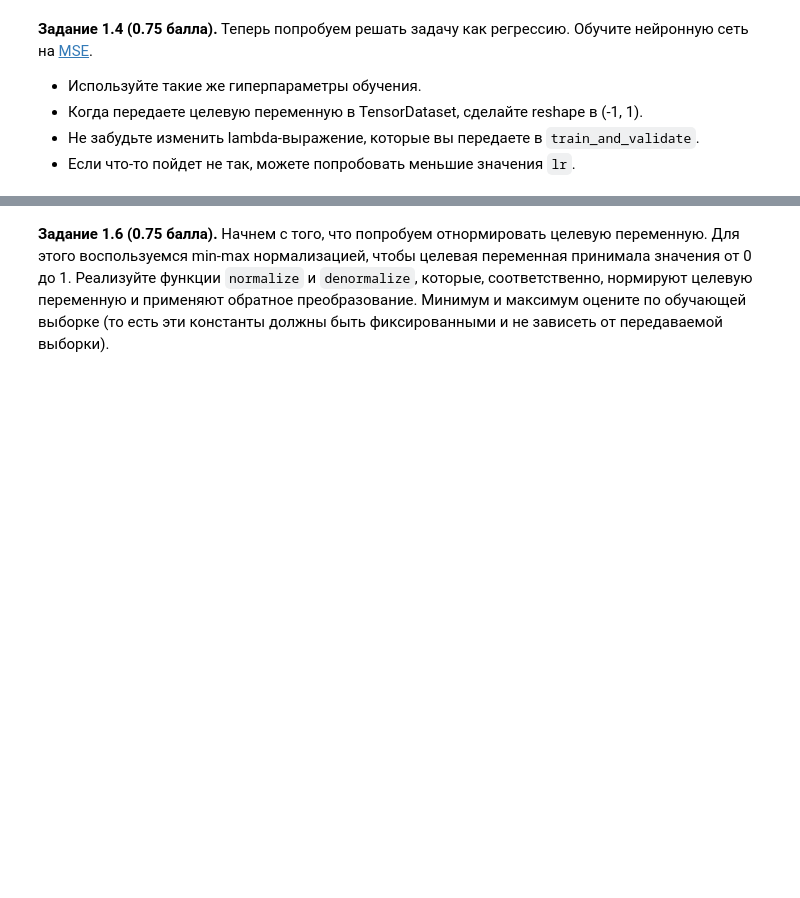
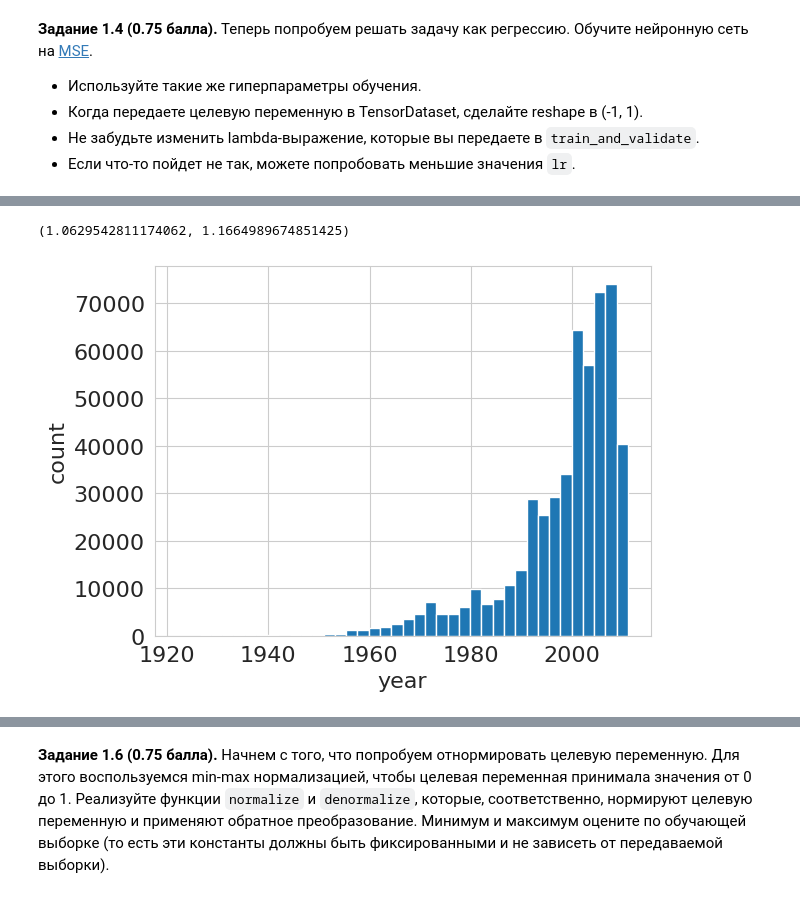
Before and after one commit to MoiseevRoman/dl-course-hse-masters, a Jupyter notebook: homeworks/HW1/HW1_Light.ipynb, the cells around one changed output, grey strips where cells are left out. Drawn from its saved outputs; the diff is of its cells as text; code cells hidden in the pictures; blank space fills up the shorter version.

```diff
--- a/homeworks/HW1/HW1_Light.ipynb
+++ b/homeworks/HW1/HW1_Light.ipynb
@@ -374,0 +408,11 @@ res_mse = train_and_validate(
+# %%
+res_mse
+# %% [output]
+(1.0629542811174062, 1.1664989674851425)
+# %%
+plt.hist(df.iloc[:, 0], bins=40)
+plt.xlabel("year")
+plt.ylabel("count")
+plt.show()
+# %% [output]
+[figure, added]
```
Also changed, not shown: parts of 30 cells of this notebook.
